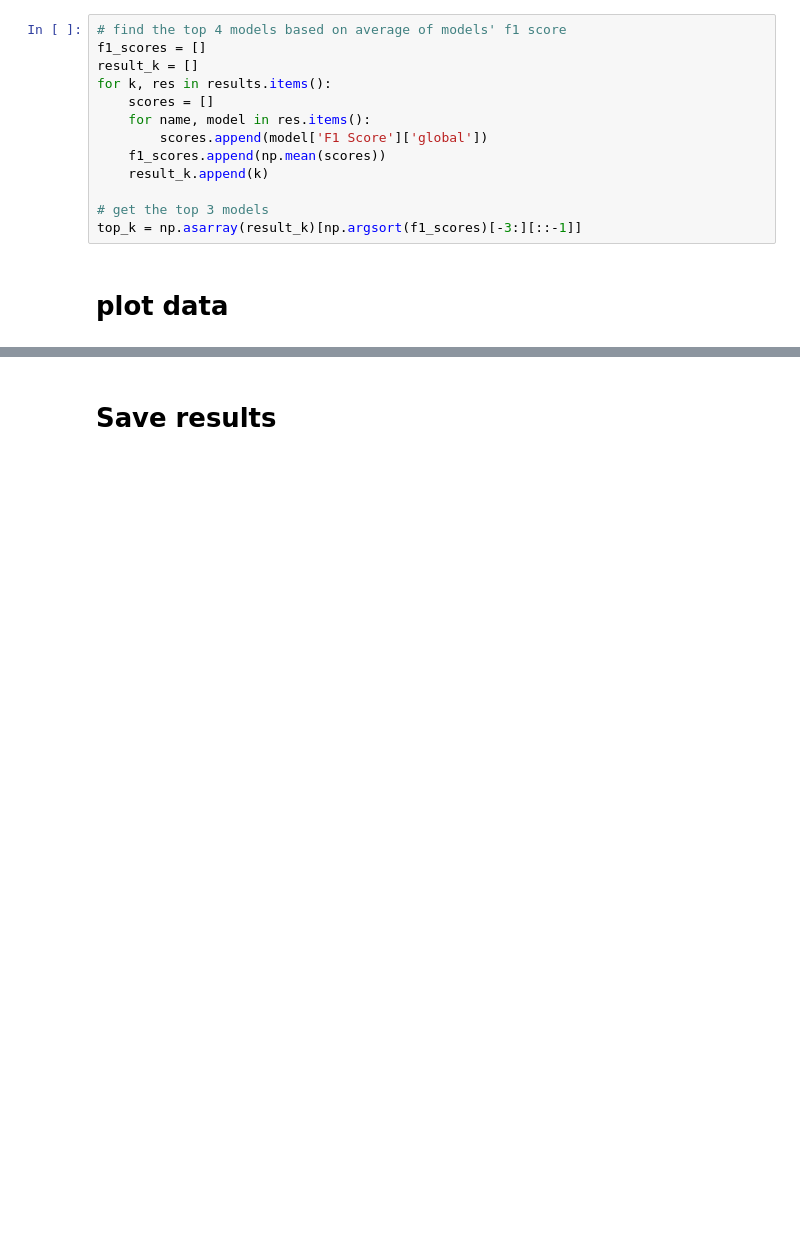
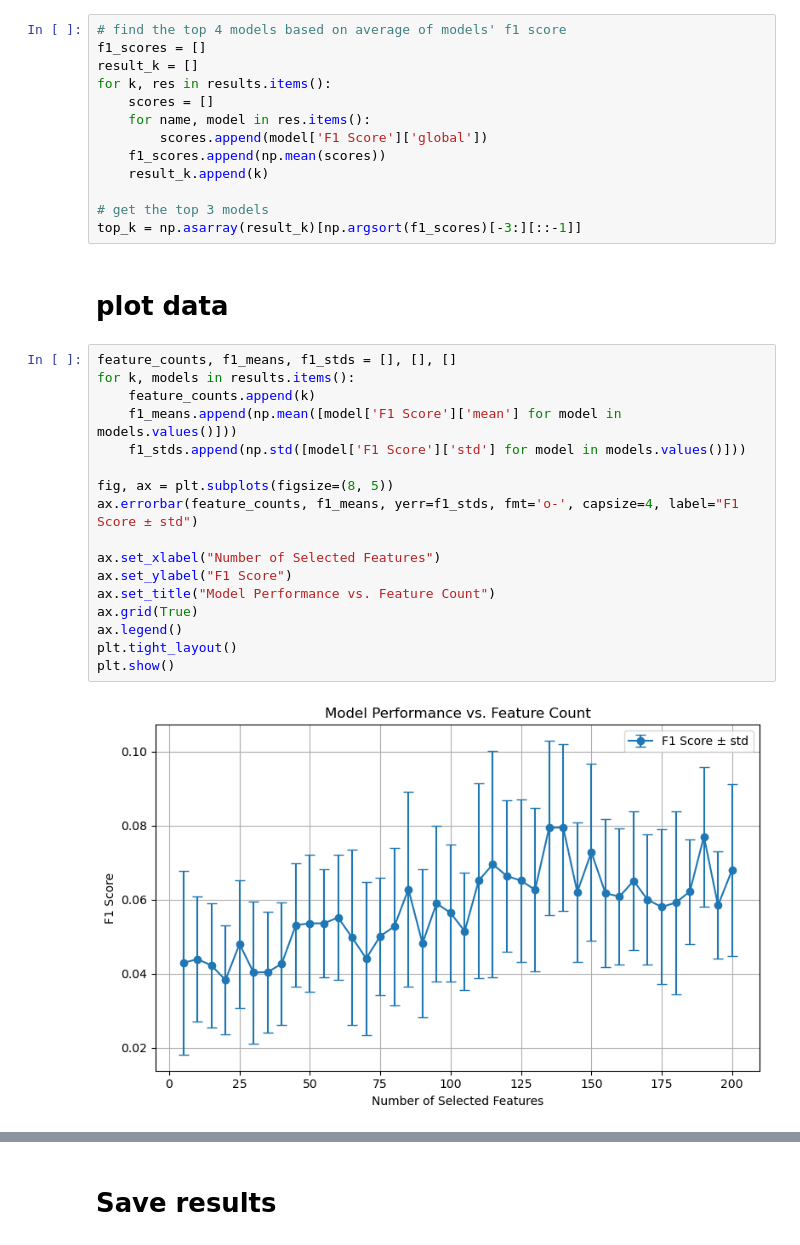
Before and after one commit to CNsquared/breast-cancer-team-1, a Jupyter notebook: project-5/notebooks/chris/gene_expression.ipynb, the cells around one changed output, grey strips where cells are left out. Cells and saved outputs as stored; diff of their text form; blank space fills up the shorter version.

```diff
--- a/project-5/notebooks/chris/gene_expression.ipynb
+++ b/project-5/notebooks/chris/gene_expression.ipynb
@@ -155,5 +155,24 @@ for k, res in results.items():
 top_k = np.asarray(result_k)[np.argsort(f1_scores)[-3:][::-1]]
 # %% [markdown]
 <h1>plot data</h1>
+# %%
+feature_counts, f1_means, f1_stds = [], [], []
+for k, models in results.items():
+    feature_counts.append(k)
+    f1_means.append(np.mean([model['F1 Score']['mean'] for model in models.values()]))
+    f1_stds.append(np.std([model['F1 Score']['std'] for model in models.values()]))
+
+fig, ax = plt.subplots(figsize=(8, 5))
+ax.errorbar(feature_counts, f1_means, yerr=f1_stds, fmt='o-', capsize=4, label="F1 Score ± std")
+
+ax.set_xlabel("Number of Selected Features")
+ax.set_ylabel("F1 Score")
+ax.set_title("Model Performance vs. Feature Count")
+ax.grid(True)
+ax.legend()
+plt.tight_layout()
+plt.show()
+# %% [output]
+[figure, added]
 # %%
 for k in top_k:
```
Also changed, not shown: parts of 7 cells of this notebook, 1 other file.
